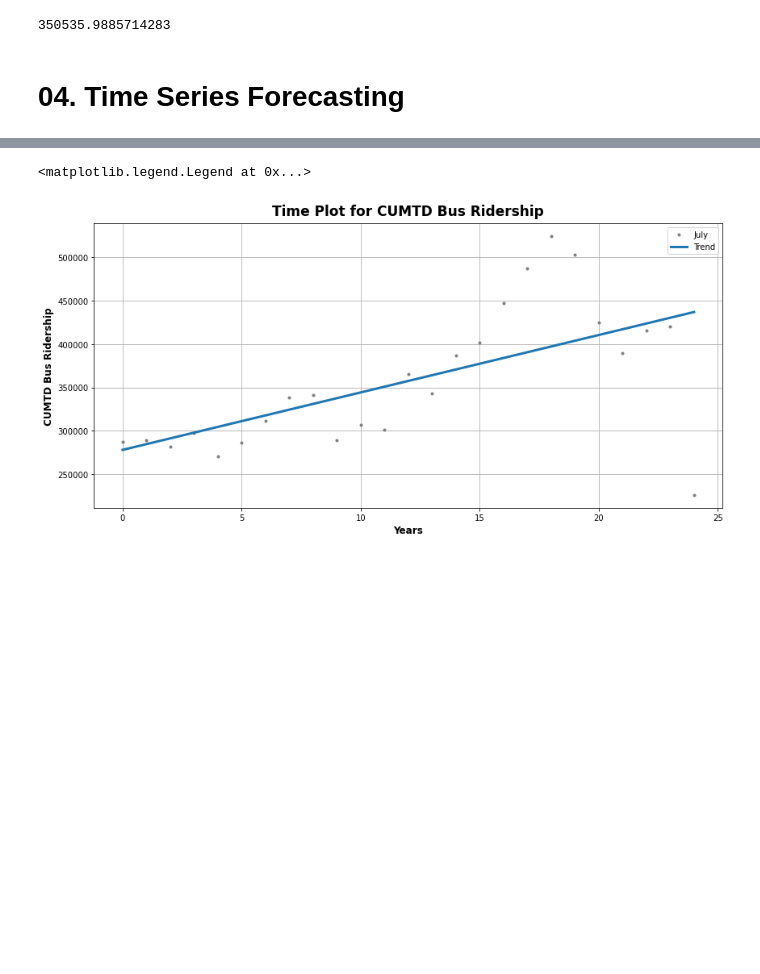
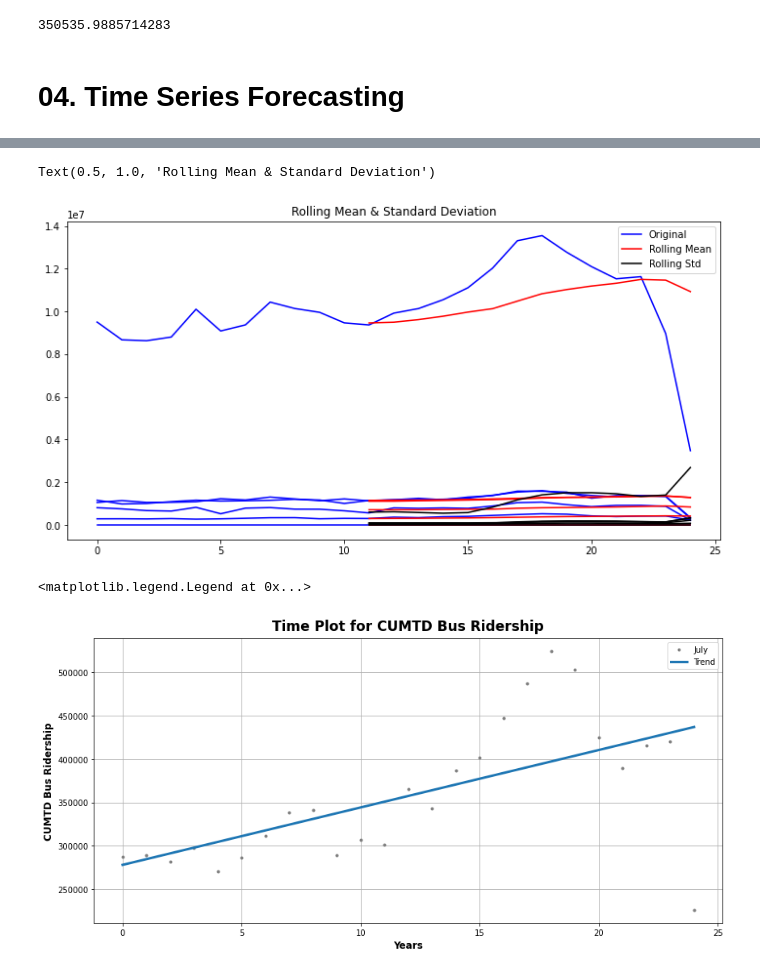
Before and after one commit to lotlouischoitslab/Champaign-Urbana_Bus_Ridership, a Jupyter notebook: champaign_bus_data_analysis.ipynb, the cells around one changed output, grey strips where cells are left out. Saved outputs shown, nothing was run; the diff lists cells and outputs as text; code cells hidden in the pictures; blank space fills up the shorter version.

Commit message:
start ARIMA

```diff
--- a/champaign_bus_data_analysis.ipynb
+++ b/champaign_bus_data_analysis.ipynb
@@ -33,6 +33,7 @@ for i in df.columns:
         df[i] = np.array([x for x in range(count,count+total)])
 
 df = df.dropna(axis=0) #we are going to drop NaN values for conveinience
+time_data_frame = df #Use this for PART 3 in the ARIMA
 df #JUST FOR CHECKING
 # %% [output]
 |  | Year | July | October | December | February | Total |
@@ -167,3 +201,21 @@ print(mean_absolute_error(val_y, pass_forest_preds))
+# %%
+from collections import OrderedDict #We are going to use OrderedDict so we don't repeat labels
+
+rolling_mean = time_data_frame.rolling(window = 12).mean() #compute rolling mean
+rolling_std = time_data_frame.rolling(window = 12).std() #rolling standard deviation
+plt.figure(figsize=(12,6))
+
+plt.plot(time_data_frame, color='blue',label='Original')
+plt.plot(rolling_mean, color='red',label='Rolling Mean')
+plt.plot(rolling_std, color='black',label='Rolling Std')
+handles, labels = plt.gca().get_legend_handles_labels()
+by_label = OrderedDict(zip(labels, handles))
+plt.legend(by_label.values(), by_label.keys())
+# plt.legend(loc='best')
+plt.title('Rolling Mean & Standard Deviation')
+# %% [output]
+Text(0.5, 1.0, 'Rolling Mean & Standard Deviation')
+[figure, added]
 # %%
 plt.rc("figure", autolayout=True, figsize=(12, 6))
 plt.rc(
```
Also changed, not shown: parts of 10 cells of this notebook.
